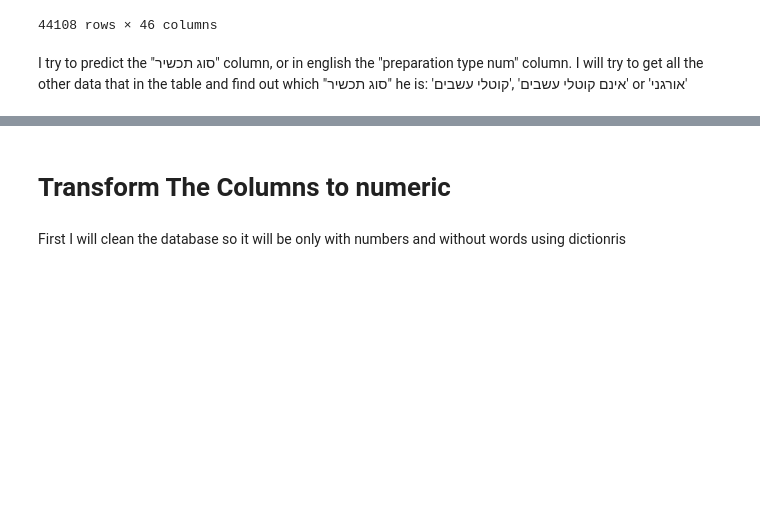
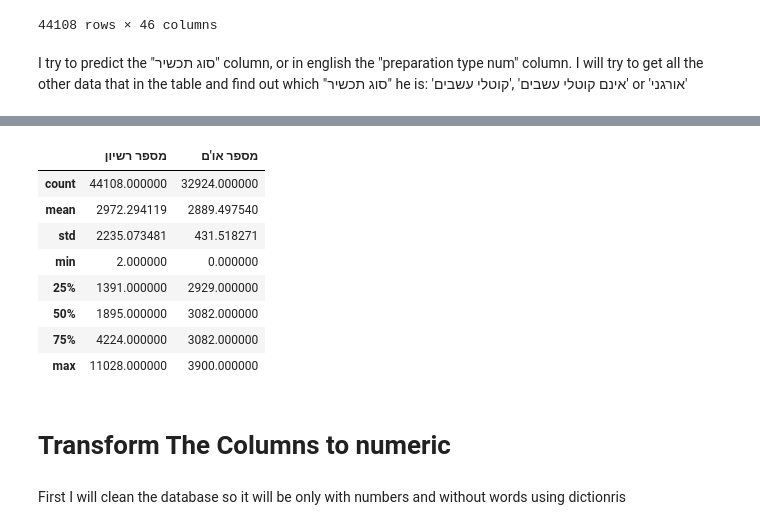
Before and after one commit to moriagr/introduction_to_Data_Science_project, a Jupyter notebook: classification.ipynb, the cells around one changed output, grey strips where cells are left out. Cells and saved outputs as stored; diff of their text form; code cells hidden in the pictures; blank space fills up the shorter version.

```diff
--- a/classification.ipynb
+++ b/classification.ipynb
@@ -37,3 +59,15 @@ I try to predict the "סוג תכשיר" column, or in english the "preparation
+# %%
+df.describe()
+# %% [output]
+|  | מספר רשיון | מספר או'ם |
+| count | 44108.000000 | 32924.000000 |
+| mean | 2972.294119 | 2889.497540 |
+| std | 2235.073481 | 431.518271 |
+| min | 2.000000 | 0.000000 |
+| 25% | 1391.000000 | 2929.000000 |
+| 50% | 1895.000000 | 3082.000000 |
+| 75% | 4224.000000 | 3082.000000 |
+| max | 11028.000000 | 3900.000000 |
 # %% [markdown]
 # Transform The Columns to numeric
 # %% [markdown]
```
Also changed, not shown: parts of 8 cells of this notebook, 1 other file.
